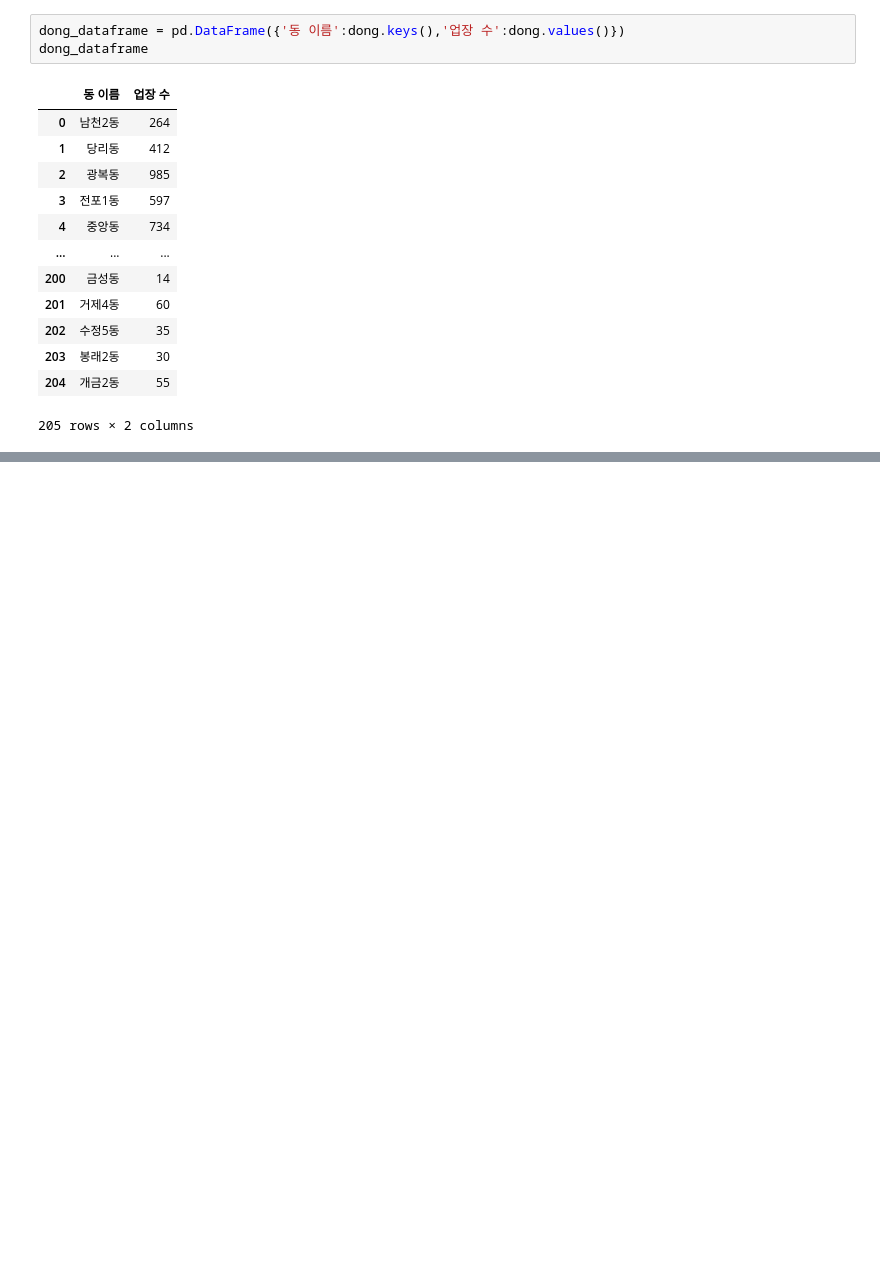
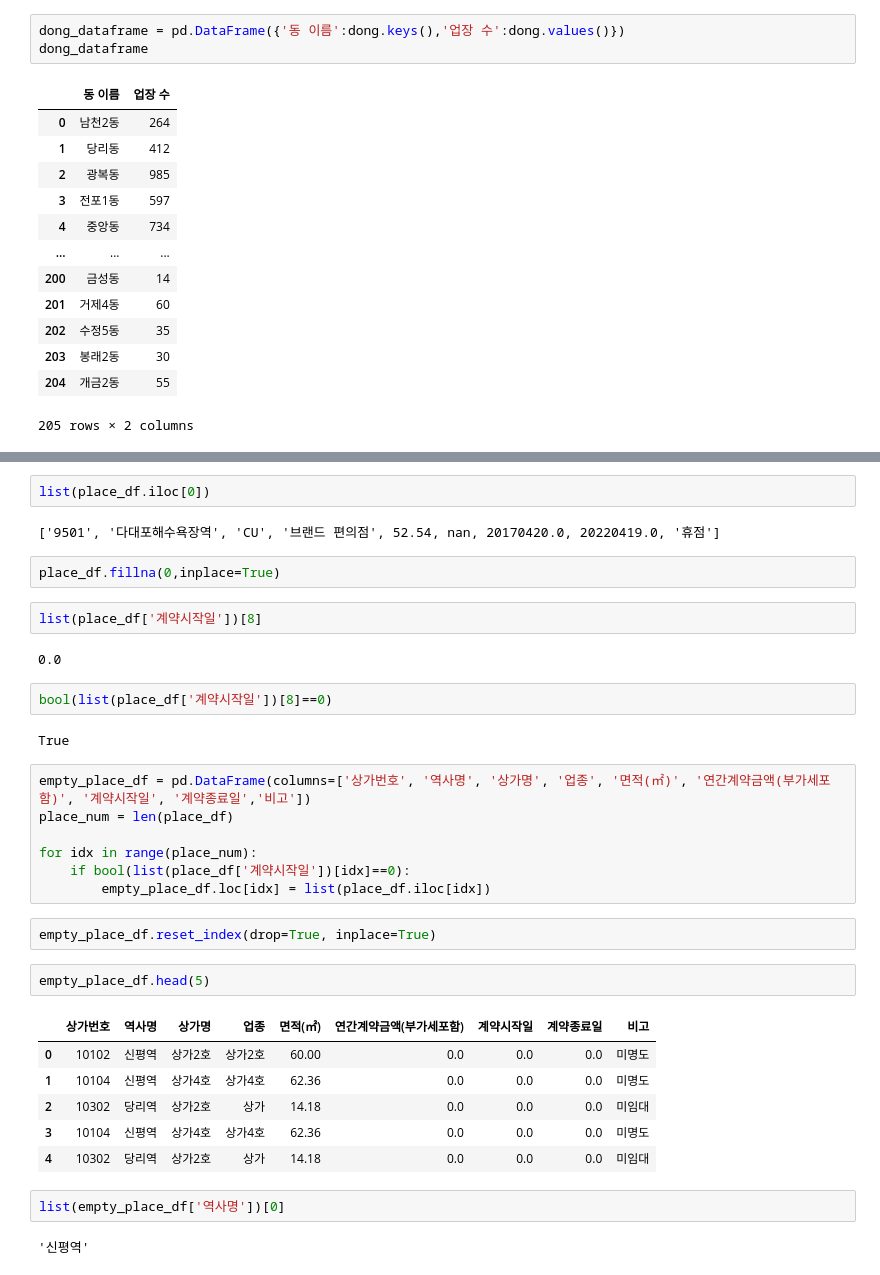
Before and after one commit to Busan-Bigdata-analysis/storage, a Jupyter notebook: visualization/visual_graph.ipynb, the cells around one changed output, grey strips where cells are left out. Cells and saved outputs as stored; diff of their text form; blank space fills up the shorter version.

```diff
--- a/visualization/visual_graph.ipynb
+++ b/visualization/visual_graph.ipynb
@@ -140,0 +204,36 @@ dong_dataframe.to_csv('../data/total_data/행정동별_업장의_수.csv',encodi
+# %%
+list(place_df.iloc[0])
+# %% [output]
+['9501', '다대포해수욕장역', 'CU', '브랜드 편의점', 52.54, nan, 20170420.0, 20220419.0, '휴점']
+# %%
+place_df.fillna(0,inplace=True)
+# %%
+list(place_df['계약시작일'])[8]
+# %% [output]
+0.0
+# %%
+bool(list(place_df['계약시작일'])[8]==0)
+# %% [output]
+True
+# %%
+empty_place_df = pd.DataFrame(columns=['상가번호', '역사명', '상가명', '업종', '면적(㎡)', '연간계약금액(부가세포함)', '계약시작일', '계약종료일','비고'])
+place_num = len(place_df)
+
+for idx in range(place_num):
+    if bool(list(place_df['계약시작일'])[idx]==0):
+        empty_place_df.loc[idx] = list(place_df.iloc[idx])
+# %%
+empty_place_df.reset_index(drop=True, inplace=True)
+# %%
+empty_place_df.head(5)
+# %% [output]
+|  | 상가번호 | 역사명 | 상가명 | 업종 | 면적(㎡) | 연간계약금액(부가세포함) | 계약시작일 | 계약종료일 | 비고 |
+| 0 | 10102 | 신평역 | 상가2호 | 상가2호 | 60.00 | 0.0 | 0.0 | 0.0 | 미명도 |
+| 1 | 10104 | 신평역 | 상가4호 | 상가4호 | 62.36 | 0.0 | 0.0 | 0.0 | 미명도 |
+| 2 | 10302 | 당리역 | 상가2호 | 상가 | 14.18 | 0.0 | 0.0 | 0.0 | 미임대 |
+| 3 | 10104 | 신평역 | 상가4호 | 상가4호 | 62.36 | 0.0 | 0.0 | 0.0 | 미명도 |
+| 4 | 10302 | 당리역 | 상가2호 | 상가 | 14.18 | 0.0 | 0.0 | 0.0 | 미임대 |
+# %%
+list(empty_place_df['역사명'])[0]
+# %% [output]
+'신평역'
```
Also changed, not shown: parts of 14 cells of this notebook, 1 other file.
